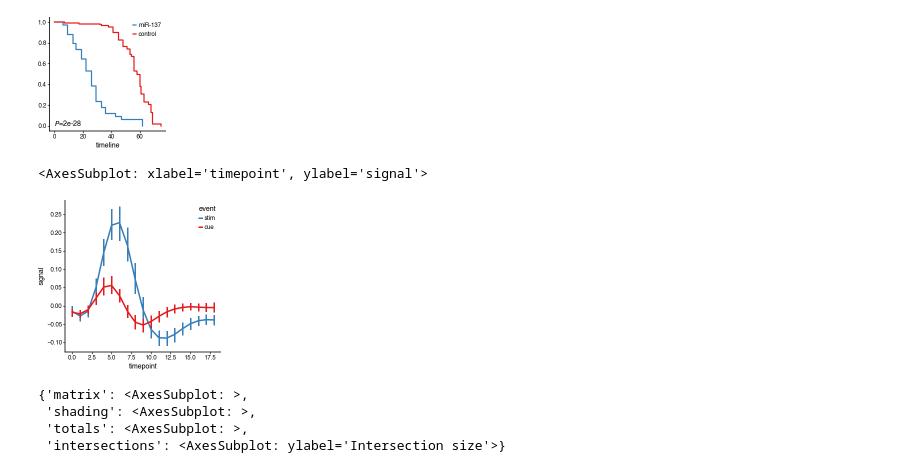
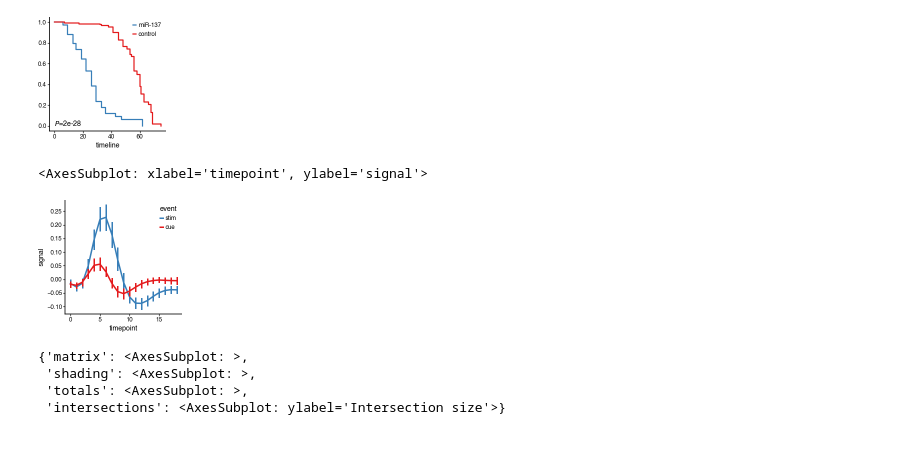
Before and after one commit to faridrashidi/cnsplots, a Jupyter notebook: notebooks/matplotlib.ipynb, the cells around one changed output. Drawn from its saved outputs; the diff is of its cells as text; code cells hidden in the pictures; blank space fills up the shorter version.

```diff
--- a/notebooks/matplotlib.ipynb
+++ b/notebooks/matplotlib.ipynb
@@ -103,14 +127,12 @@ cns.survivalplot(data=waltons, duration="T", event="E", hue="group")
 P-value was determined by two-sided log-rank test.
 [figure]
 # %%
-cns.figure(200, 200)
-sns.lineplot(
-    data=fmri, x="timepoint", y="signal", hue="event", err_style="bars",
-)
+cns.figure(150, 150)
+sns.lineplot(data=fmri, x="timepoint", y="signal", hue="event", err_style="bars")
 # plt.savefig('../../../Desktop/salam.pdf')
 # %% [output]
 <AxesSubplot: xlabel='timepoint', ylabel='signal'>
-[figure, old version]
+[figure, new version]
 # %%
 from upsetplot import generate_counts
 from upsetplot import plot
```
Also changed, not shown: parts of 6 cells of this notebook, 4 other files.
